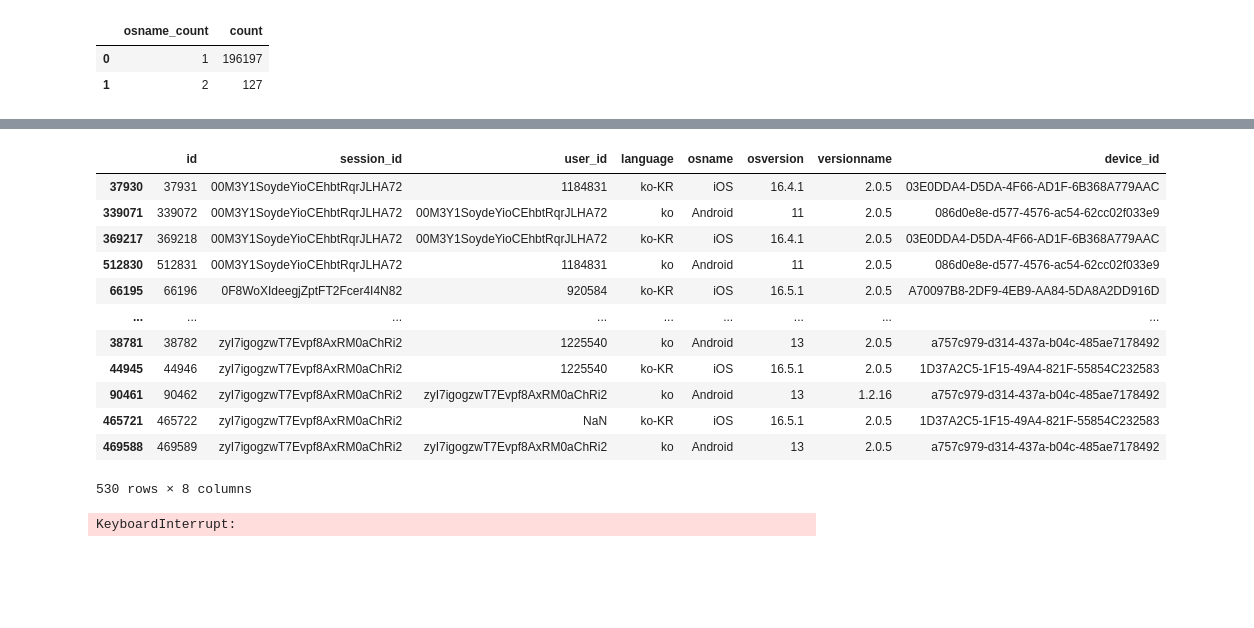
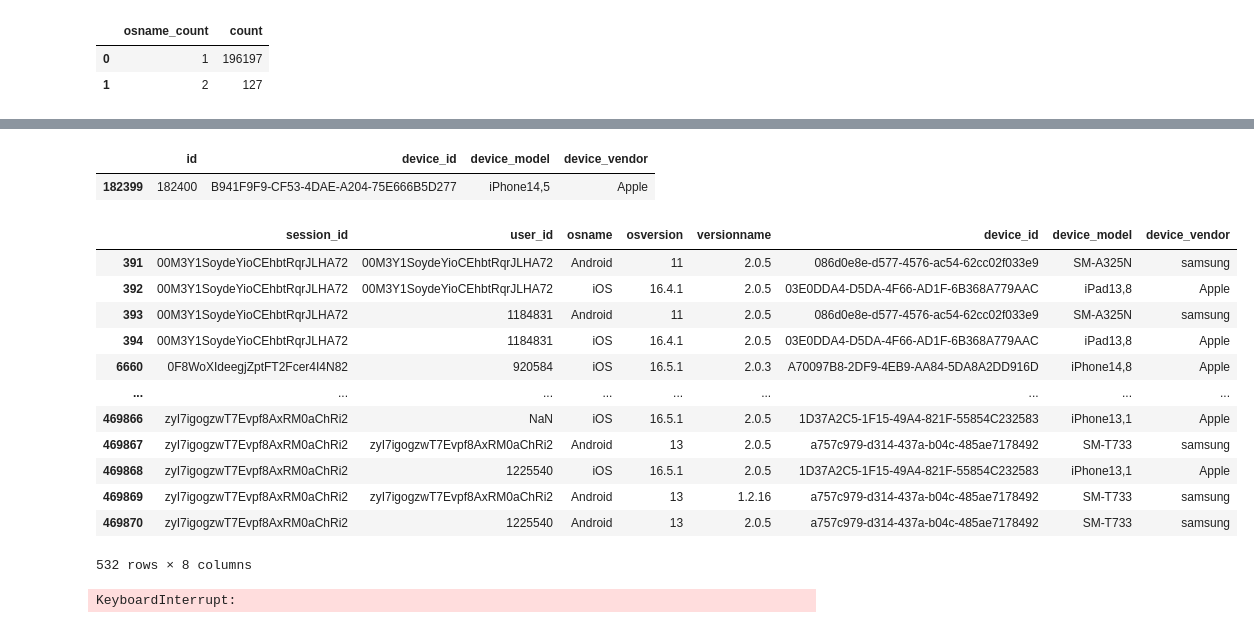
Before and after one commit to EtheriumArchive/Codeit_project, a Jupyter notebook: eda_eunsu_v3.ipynb, the cells around one changed output, grey strips where cells are left out. Drawn from its saved outputs; the diff is of its cells as text; code cells hidden in the pictures; blank space fills up the shorter version.

```diff
--- a/eda_eunsu_v3.ipynb
+++ b/eda_eunsu_v3.ipynb
@@ -454,4 +499,8 @@ hackle_events[hackle_events['session_id'] == 'F9EA195C-862F-4572-80A5-C3AE06F833
 # %% [output]
 |  | event_id | event_datetime | event_key | session_id | id | item_name | page_name | friend_count | ... |
 | 11439819 | fff76735-0c79-456f-b1a4-57d977fda723 | 2023-08-02 02:25:48 | $session_start | F9EA195C-862F-4572-80A5-C3AE06F83310 | fff76735-0c79-456f-b1a4-57d977fda723 | NaN | NaN | 32.0 | ... |
+# %%
+# device_properties 전처리
+# 임시 기준이지만, keep=last로 진행함
+processed_device_properties = device_properties[~device_properties.duplicated(keep='last')]
 # %%
@@ -520,3 +632,8 @@ os_kind['osname_count'].value_counts().reset_index()
 |  | osname_count | count |
 | 0 | 1 | 196197 |
 | 1 | 2 | 127 |
+# %%
+dup_hackle_properties = pd.merge(dup_hackle_properties, processed_device_properties, on='device_id', how='left')
+
+columns = ['session_id', 'user_id', 'osname', 'osversion', 'versionname', 'device_id', 'device_model', 'device_vendor']
+dup_hackle_properties = dup_hackle_properties[columns]
@@ -523,21 +679,26 @@ os_kind['osname_count'].value_counts().reset_index()
+# %%
+device_properties[device_properties['device_id'] == 'B941F9F9-CF53-4DAE-A204-75E666B5D277']
+# %% [output]
+|  | id | device_id | device_model | device_vendor |
+| 182399 | 182400 | B941F9F9-CF53-4DAE-A204-75E666B5D277 | iPhone14,5 | Apple |
 # %%
-dup_hackle_properties = pd.merge(dup_hackle_properties, )
+# os 바뀐 유저들 확인
 osname_2_session_ids = os_kind[os_kind['osname_count'] == 2]['session_id'].unique()
 dup_hackle_properties[dup_hackle_properties['session_id'].isin(osname_2_session_ids)]
 # %% [output]
-|  | id | session_id | user_id | language | osname | osversion | versionname | device_id |
-| 37930 | 37931 | 00M3Y1SoydeYioCEhbtRqrJLHA72 | 1184831 | ko-KR | iOS | 16.4.1 | 2.0.5 | 03E0DDA4-D5DA-4F66-AD1F-6B368A779AAC |
-| 339071 | 339072 | 00M3Y1SoydeYioCEhbtRqrJLHA72 | 00M3Y1SoydeYioCEhbtRqrJLHA72 | ko | Android | 11 | 2.0.5 | 086d0e8e-d577-4576-ac54-62cc02f033e9 |
-| 369217 | 369218 | 00M3Y1SoydeYioCEhbtRqrJLHA72 | 00M3Y1SoydeYioCEhbtRqrJLHA72 | ko-KR | iOS | 16.4.1 | 2.0.5 | 03E0DDA4-D5DA-4F66-AD1F-6B368A779AAC |
-| 512830 | 512831 | 00M3Y1SoydeYioCEhbtRqrJLHA72 | 1184831 | ko | Android | 11 | 2.0.5 | 086d0e8e-d577-4576-ac54-62cc02f033e9 |
-| 66195 | 66196 | 0F8WoXIdeegjZptFT2Fcer4I4N82 | 920584 | ko-KR | iOS | 16.5.1 | 2.0.5 | A70097B8-2DF9-4EB9-AA84-5DA8A2DD916D |
+|  | session_id | user_id | osname | osversion | versionname | device_id | device_model | device_vendor |
+| 391 | 00M3Y1SoydeYioCEhbtRqrJLHA72 | 00M3Y1SoydeYioCEhbtRqrJLHA72 | Android | 11 | 2.0.5 | 086d0e8e-d577-4576-ac54-62cc02f033e9 | SM-A325N | samsung |
+| 392 | 00M3Y1SoydeYioCEhbtRqrJLHA72 | 00M3Y1SoydeYioCEhbtRqrJLHA72 | iOS | 16.4.1 | 2.0.5 | 03E0DDA4-D5DA-4F66-AD1F-6B368A779AAC | iPad13,8 | Apple |
+| 393 | 00M3Y1SoydeYioCEhbtRqrJLHA72 | 1184831 | Android | 11 | 2.0.5 | 086d0e8e-d577-4576-ac54-62cc02f033e9 | SM-A325N | samsung |
+| 394 | 00M3Y1SoydeYioCEhbtRqrJLHA72 | 1184831 | iOS | 16.4.1 | 2.0.5 | 03E0DDA4-D5DA-4F66-AD1F-6B368A779AAC | iPad13,8 | Apple |
+| 6660 | 0F8WoXIdeegjZptFT2Fcer4I4N82 | 920584 | iOS | 16.5.1 | 2.0.3 | A70097B8-2DF9-4EB9-AA84-5DA8A2DD916D | iPhone14,8 | Apple |
 | ... | ... | ... | ... | ... | ... | ... | ... | ... |
-| 38781 | 38782 | zyI7igogzwT7Evpf8AxRM0aChRi2 | 1225540 | ko | Android | 13 | 2.0.5 | a757c979-d314-437a-b04c-485ae7178492 |
-| 44945 | 44946 | zyI7igogzwT7Evpf8AxRM0aChRi2 | 1225540 | ko-KR | iOS | 16.5.1 | 2.0.5 | 1D37A2C5-1F15-49A4-821F-55854C232583 |
-| 90461 | 90462 | zyI7igogzwT7Evpf8AxRM0aChRi2 | zyI7igogzwT7Evpf8AxRM0aChRi2 | ko | Android | 13 | 1.2.16 | a757c979-d314-437a-b04c-485ae7178492 |
-| 465721 | 465722 | zyI7igogzwT7Evpf8AxRM0aChRi2 | NaN | ko-KR | iOS | 16.5.1 | 2.0.5 | 1D37A2C5-1F15-49A4-821F-55854C232583 |
-| 469588 | 469589 | zyI7igogzwT7Evpf8AxRM0aChRi2 | zyI7igogzwT7Evpf8AxRM0aChRi2 | ko | Android | 13 | 2.0.5 | a757c979-d314-437a-b04c-485ae7178492 |
+| 469866 | zyI7igogzwT7Evpf8AxRM0aChRi2 | NaN | iOS | 16.5.1 | 2.0.5 | 1D37A2C5-1F15-49A4-821F-55854C232583 | iPhone13,1 | Apple |
+| 469867 | zyI7igogzwT7Evpf8AxRM0aChRi2 | zyI7igogzwT7Evpf8AxRM0aChRi2 | Android | 13 | 2.0.5 | a757c979-d314-437a-b04c-485ae7178492 | SM-T733 | samsung |
+| 469868 | zyI7igogzwT7Evpf8AxRM0aChRi2 | 1225540 | iOS | 16.5.1 | 2.0.5 | 1D37A2C5-1F15-49A4-821F-55854C232583 | iPhone13,1 | Apple |
+| 469869 | zyI7igogzwT7Evpf8AxRM0aChRi2 | zyI7igogzwT7Evpf8AxRM0aChRi2 | Android | 13 | 1.2.16 | a757c979-d314-437a-b04c-485ae7178492 | SM-T733 | samsung |
+| 469870 | zyI7igogzwT7Evpf8AxRM0aChRi2 | 1225540 | Android | 13 | 2.0.5 | a757c979-d314-437a-b04c-485ae7178492 | SM-T733 | samsung |
-530 rows × 8 columns
+532 rows × 8 columns
 # %%
 # 마지막으로 같은 행은 버전 업(osversion, versionname)이 되었는지?
 dup_hackle_properties.sort_values(['session_id', 'id'], inplace=True)
```
Also changed, not shown: parts of 22 cells of this notebook.
